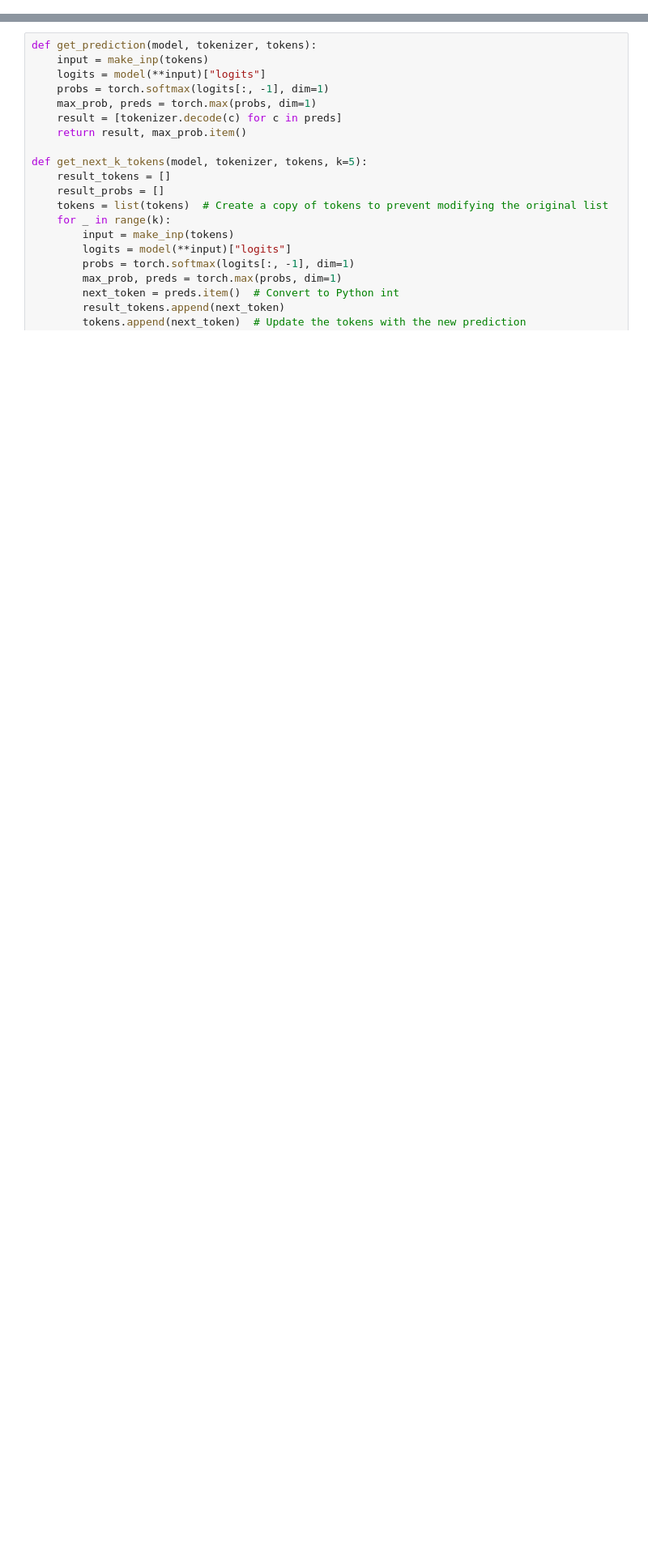
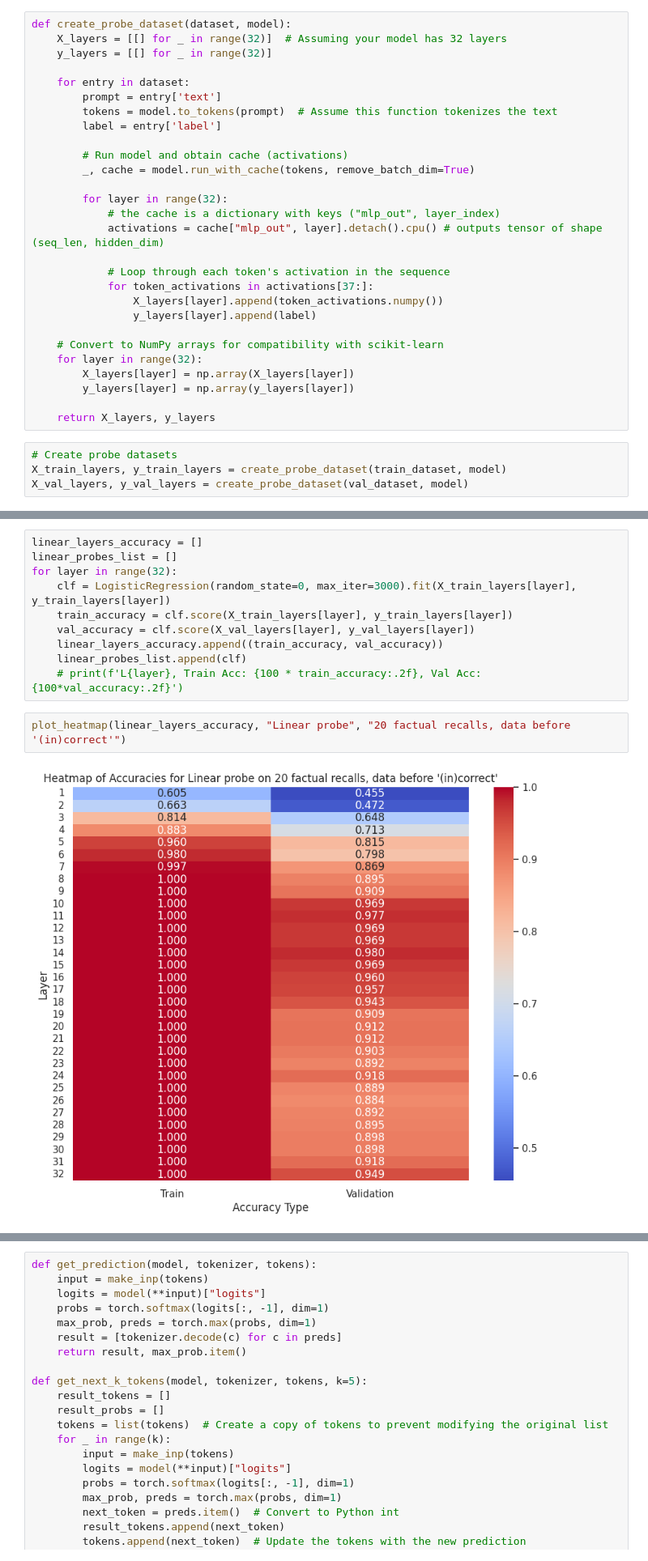
Before and after one commit to mileskwang/rome-prompt-injections, a Jupyter notebook: linear_probe_incorrect.ipynb, the cells around one changed output, grey strips where cells are left out. Shown at 81% size. Cells and saved outputs as stored; diff of their text form; blank space fills up the shorter version.

Commit message:
probing correct, rome style graph

```diff
--- a/linear_probe_incorrect.ipynb
+++ b/linear_probe_incorrect.ipynb
@@ -0,0 +414,32 @@
+# %%
+def create_probe_dataset(dataset, model):
+    X_layers = [[] for _ in range(32)]  # Assuming your model has 32 layers
+    y_layers = [[] for _ in range(32)]
+
+    for entry in dataset:
+        prompt = entry['text']
+        tokens = model.to_tokens(prompt)  # Assume this function tokenizes the text
+        label = entry['label']
+
+        # Run model and obtain cache (activations)
+        _, cache = model.run_with_cache(tokens, remove_batch_dim=True)
+
+        for layer in range(32):
+            # the cache is a dictionary with keys ("mlp_out", layer_index)
+            activations = cache["mlp_out", layer].detach().cpu() # outputs tensor of shape (seq_len, hidden_dim)
+
+            # Loop through each token's activation in the sequence
+            for token_activations in activations[37:]:
+                X_layers[layer].append(token_activations.numpy())
+                y_layers[layer].append(label)
+
+    # Convert to NumPy arrays for compatibility with scikit-learn
+    for layer in range(32):
+        X_layers[layer] = np.array(X_layers[layer])
+        y_layers[layer] = np.array(y_layers[layer])
+
+    return X_layers, y_layers
+# %%
+# Create probe datasets
+X_train_layers, y_train_layers = create_probe_dataset(train_dataset, model)
+X_val_layers, y_val_layers = create_probe_dataset(val_dataset, model)
@@ -0,0 +452,14 @@
+# %%
+linear_layers_accuracy = []
+linear_probes_list = []
+for layer in range(32):
+    clf = LogisticRegression(random_state=0, max_iter=3000).fit(X_train_layers[layer], y_train_layers[layer])
+    train_accuracy = clf.score(X_train_layers[layer], y_train_layers[layer])
+    val_accuracy = clf.score(X_val_layers[layer], y_val_layers[layer])
+    linear_layers_accuracy.append((train_accuracy, val_accuracy))
+    linear_probes_list.append(clf)
+    # print(f'L{layer}, Train Acc: {100 * train_accuracy:.2f}, Val Acc: {100*val_accuracy:.2f}')
+# %%
+plot_heatmap(linear_layers_accuracy, "Linear probe", "20 factual recalls, data before '(in)correct'")
+# %% [output]
+[figure, added]
```
Also changed, not shown: parts of 92 cells of this notebook.
